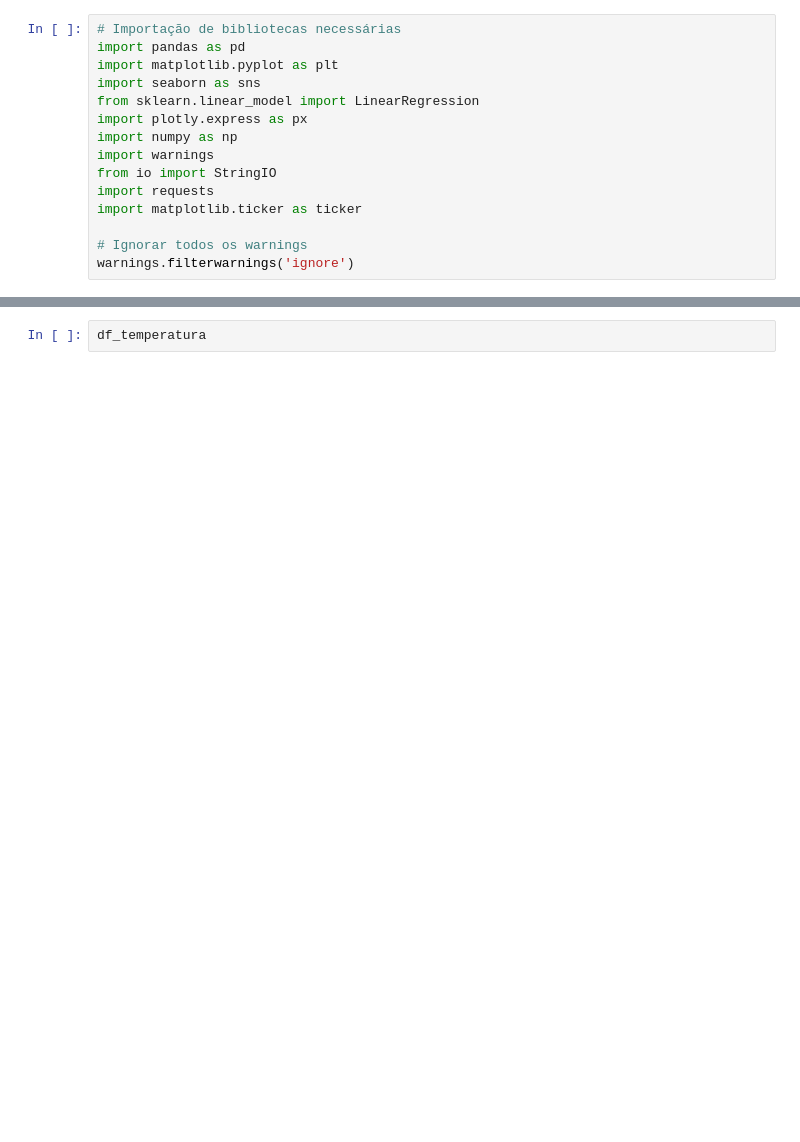
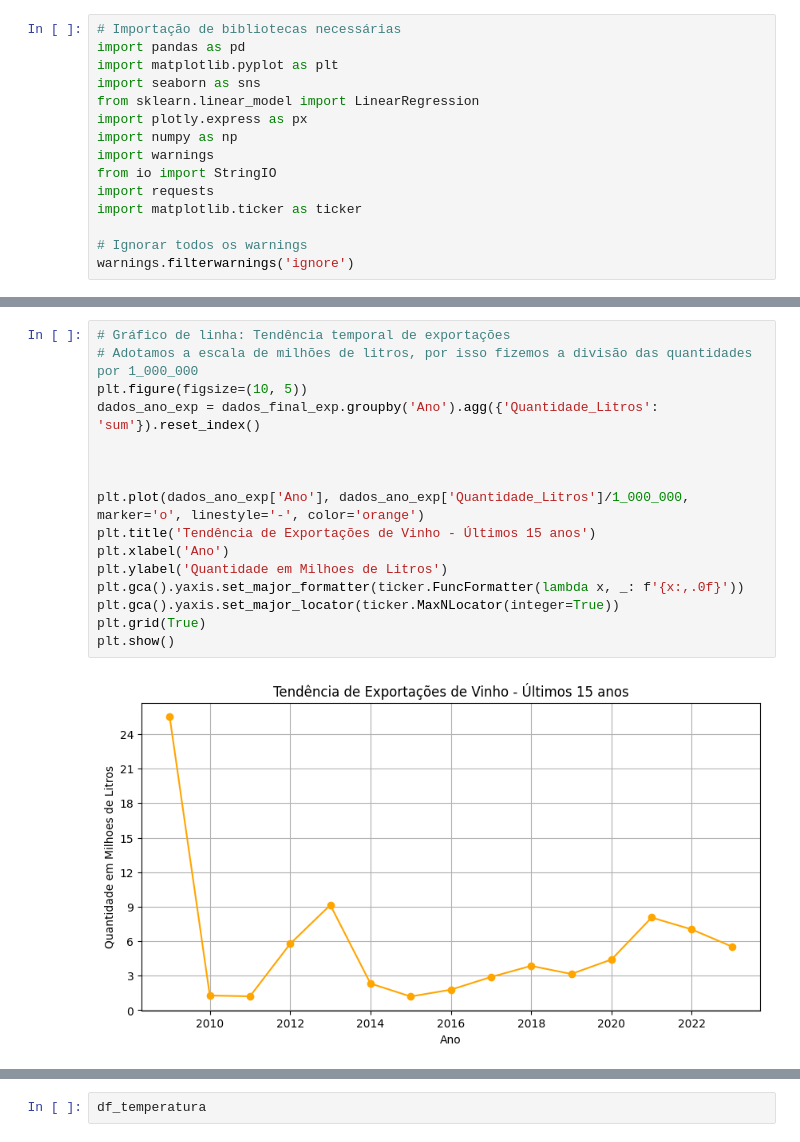
Before and after one commit to rodrigosilvacio/data-repository, a Jupyter notebook: Tech_Challenge_Python.ipynb, the cells around one changed output, grey strips where cells are left out. Drawn from its saved outputs; the diff is of its cells as text; blank space fills up the shorter version.

```diff
--- a/Tech_Challenge_Python.ipynb
+++ b/Tech_Challenge_Python.ipynb
@@ -3191,0 +156,18 @@ dados_consumo.rename({'Continent':'Continente','Region/Country':'Pais','Product'
+# %%
+# Gráfico de linha: Tendência temporal de exportações
+# Adotamos a escala de milhões de litros, por isso fizemos a divisão das quantidades por 1_000_000
+plt.figure(figsize=(10, 5))
+dados_ano_exp = dados_final_exp.groupby('Ano').agg({'Quantidade_Litros': 'sum'}).reset_index()
+
+
+
+plt.plot(dados_ano_exp['Ano'], dados_ano_exp['Quantidade_Litros']/1_000_000, marker='o', linestyle='-', color='orange')
+plt.title('Tendência de Exportações de Vinho - Últimos 15 anos')
+plt.xlabel('Ano')
+plt.ylabel('Quantidade em Milhoes de Litros')
+plt.gca().yaxis.set_major_formatter(ticker.FuncFormatter(lambda x, _: f'{x:,.0f}'))
+plt.gca().yaxis.set_major_locator(ticker.MaxNLocator(integer=True))
+plt.grid(True)
+plt.show()
+# %% [output]
+[figure, added]
```
Also changed, not shown: parts of 181 cells of this notebook.
